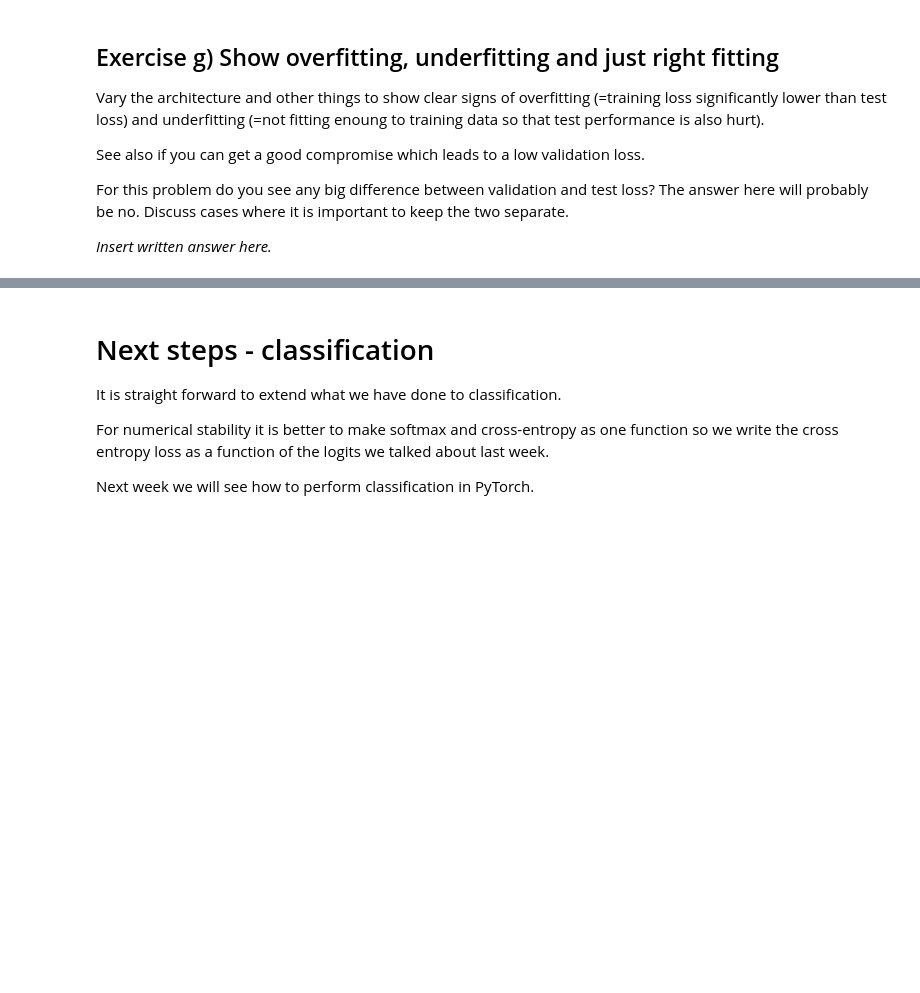
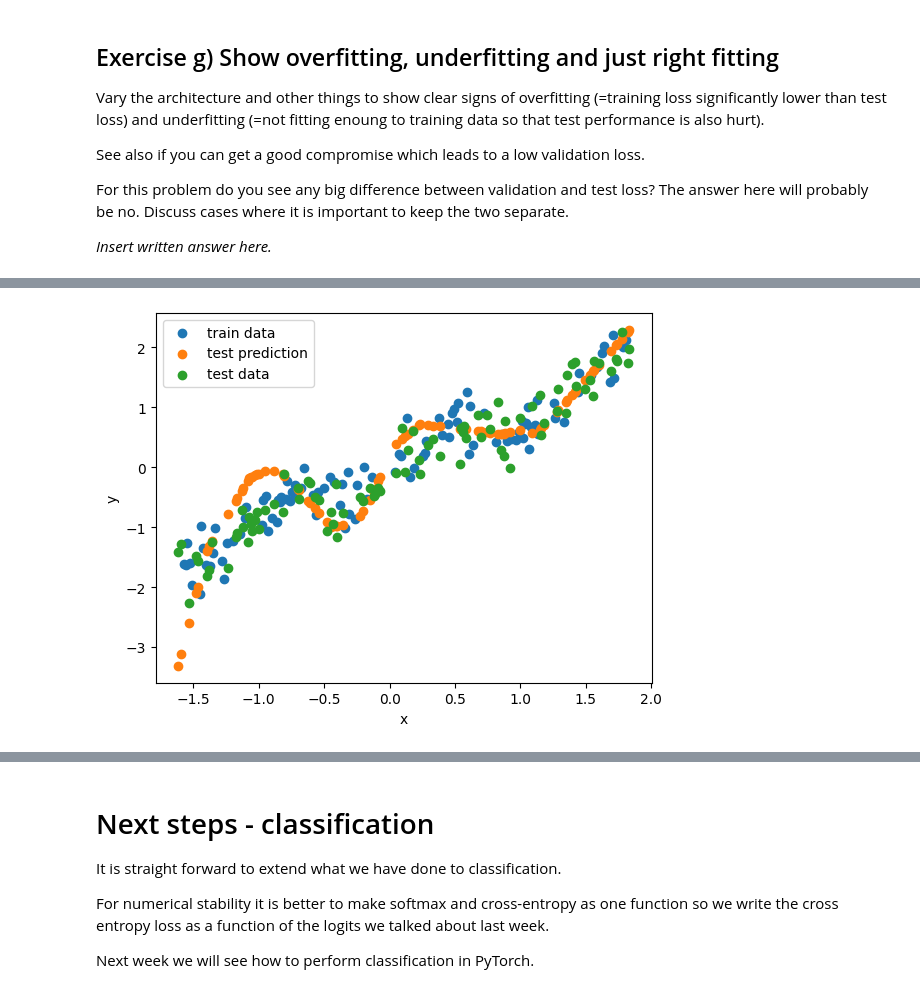
Before and after one commit to FabianScott/02456-deep-learning-with-PyTorch, a Jupyter notebook: 2_Feedforward_Python/2.2-FNN-NumPy.ipynb, the cells around one changed output, grey strips where cells are left out. Cells and saved outputs as stored; diff of their text form; code cells hidden in the pictures; blank space fills up the shorter version.

```diff
--- a/2_Feedforward_Python/2.2-FNN-NumPy.ipynb
+++ b/2_Feedforward_Python/2.2-FNN-NumPy.ipynb
@@ -1046,0 +1061,13 @@ _Insert written answer here._
+# %%
+# Insert your code for getting overfitting, underfitting and just right fitting
+
+# Underfit:
+EPOCHS = 5000
+BATCH_SIZE = 128
+LEARN_R = 1e-2
+
+ACT_F = [ReLU, ReLU, Linear]
+L  = [1, 16, 16, 1]
+NN = init_NN(L)
+trainPlot(EPOCHS=EPOCHS, BATCH_SIZE=BATCH_SIZE, LEARN_R=LEARN_R, ACT_F=ACT_F, NN=NN)
+# %% [output]
@@ -1046,0 +1084 @@ _Insert written answer here._
+[figure, added]
```
Also changed, not shown: parts of 11 cells of this notebook, 3 other files.
